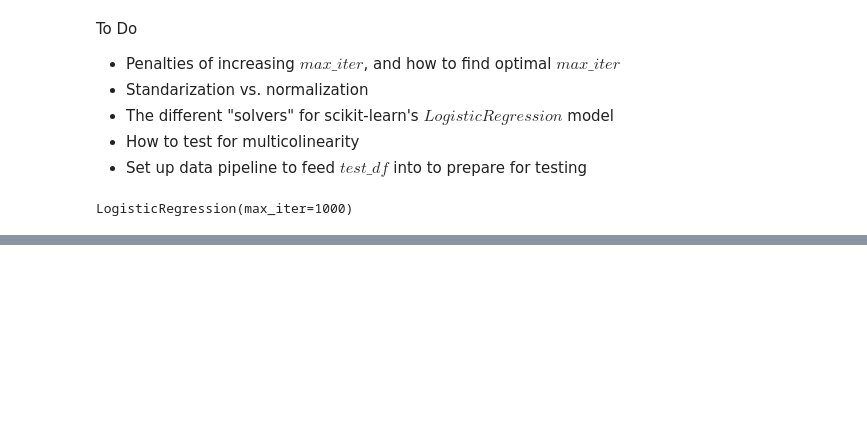
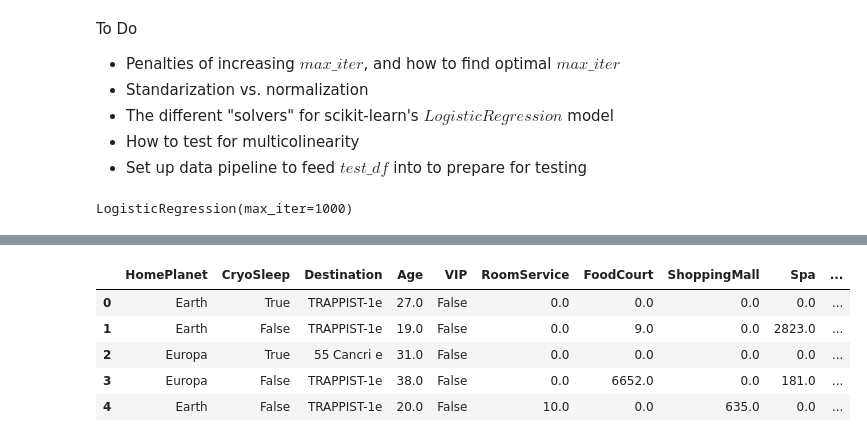
Before and after one commit to 20mattk/Kaggle-Spaceship-Titanic-Competition, a Jupyter notebook: spaceship.ipynb, the cells around one changed output, grey strips where cells are left out. Saved outputs shown, nothing was run; the diff lists cells and outputs as text; code cells hidden in the pictures; blank space fills up the shorter version.

```diff
--- a/spaceship.ipynb
+++ b/spaceship.ipynb
@@ -160,8 +161,11 @@ dtype: int64
 imputer = SimpleImputer(strategy='mean')
 
 # numerical
-for c in train_df.drop(['PassengerId', 'Name'], axis=1).select_dtypes(include='number'):
+for c in train_df.drop(['Cabin_Num', 'PassengerId', 'Name'], axis=1).select_dtypes(include='number'):
     train_df[c] = imputer.fit_transform(train_df[[c]])
+
+# cabin number (we don't want decimals)
+train_df['Cabin_Num'] = train_df['Cabin_Num'].fillna(train_df['Cabin_Num'].median())
 
 # boolean
 train_df[['VIP', 'CryoSleep']] = train_df[['VIP', 'CryoSleep']].fillna(value=0)
@@ -213,7 +217,7 @@ train_df.head(5)
 # %%
 # --- encode categorical data --- #
 categorical = [
-    'HomePlanet', 'Destination', 'Cabin_Deck', 'Cabin_Num', 'Cabin_Side'
+    'HomePlanet', 'Destination', 'Cabin_Deck', 'Cabin_Side'
 ]
 train_df = pd.get_dummies(train_df, columns=categorical)
 
@@ -270,0 +275,4 @@ weighted avg       0.80      0.80      0.80      2607
+# %%
+test_df[["Cabin_Deck", "Cabin_Num", "Cabin_Side"]] = test_df["Cabin"].str.split("/", expand=True)
+test_df['Cabin_Num'] = pd.to_numeric(test_df['Cabin_Num'], errors='coerce')
+test_df[["Cabin_Deck", "Cabin_Num", "Cabin_Side"]]
@@ -270,0 +293,12 @@ weighted avg       0.80      0.80      0.80      2607
+# %%
+imputer = SimpleImputer(strategy='mean')
+
+# numerical
+for c in test_df.drop(['Cabin_Num', 'PassengerId', 'Name'], axis=1).select_dtypes(include='number'):
+    test_df[c] = imputer.fit_transform(test_df[[c]])
+
+# cabin number (we don't want decimals)
+test_df['Cabin_Num'] = test_df['Cabin_Num'].fillna(train_df['Cabin_Num'].median())
+
+# boolean
+test_df[['VIP', 'CryoSleep']] = test_df[['VIP', 'CryoSleep']].fillna(value=0)
@@ -270,0 +329,17 @@ weighted avg       0.80      0.80      0.80      2607
+# %%
+# --- drop unnecessary columns --- #
+try:
+    test_df = test_df.drop(
+        ['PassengerId', 'Name', 'Cabin'], axis=1
+    )
+except KeyError as e:
+    print(e)
+
+test_df.head(5)
+# %% [output]
+|  | HomePlanet | CryoSleep | Destination | Age | VIP | RoomService | FoodCourt | ShoppingMall | Spa | ... |
+| 0 | Earth | True | TRAPPIST-1e | 27.0 | False | 0.0 | 0.0 | 0.0 | 0.0 | ... |
+| 1 | Earth | False | TRAPPIST-1e | 19.0 | False | 0.0 | 9.0 | 0.0 | 2823.0 | ... |
+| 2 | Europa | True | 55 Cancri e | 31.0 | False | 0.0 | 0.0 | 0.0 | 0.0 | ... |
+| 3 | Europa | False | TRAPPIST-1e | 38.0 | False | 0.0 | 6652.0 | 0.0 | 181.0 | ... |
+| 4 | Earth | False | TRAPPIST-1e | 20.0 | False | 10.0 | 0.0 | 635.0 | 0.0 | ... |
```
Also changed, not shown: parts of 12 cells of this notebook, 1 other file.
